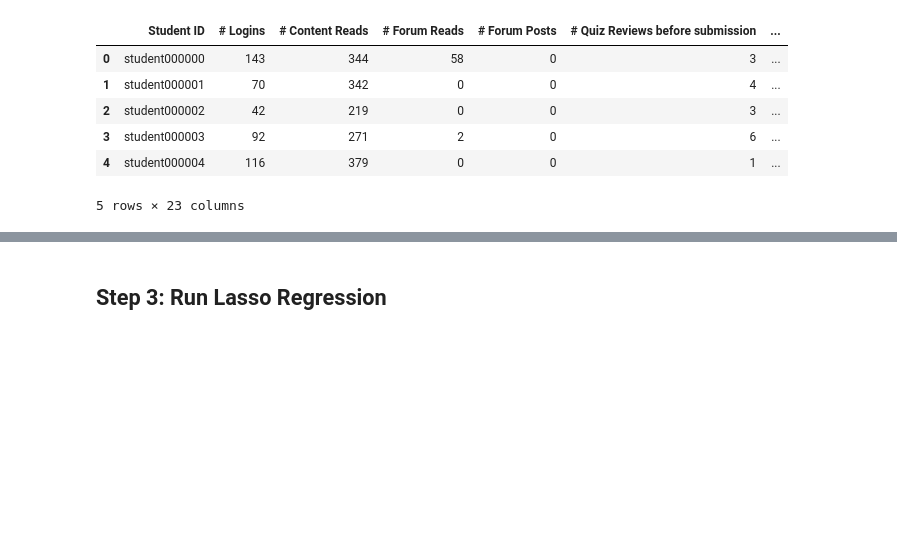
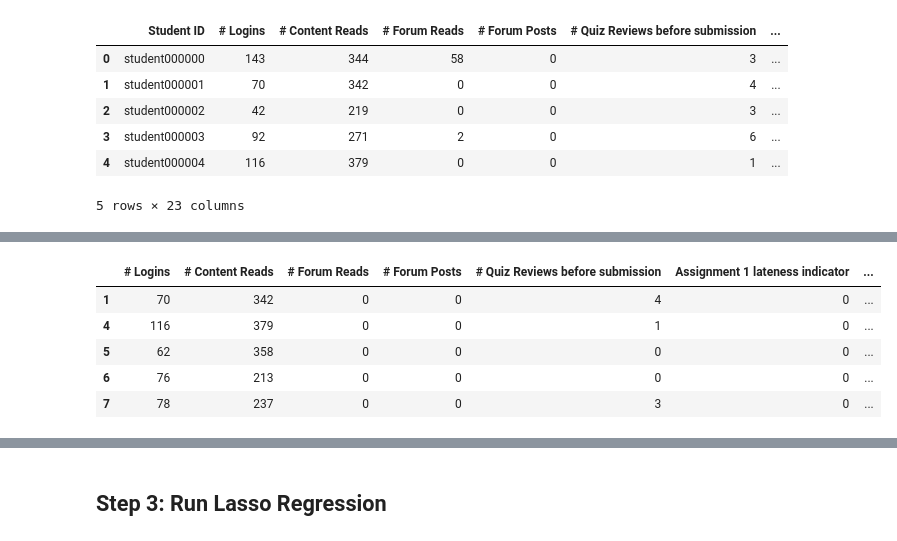
Before and after one commit to philiptran218/aegile-data-analysis, a Jupyter notebook: MR_lasso_oc2lab.ipynb, the cells around one changed output, grey strips where cells are left out. Saved outputs shown, nothing was run; the diff lists cells and outputs as text; code cells hidden in the pictures; blank space fills up the shorter version.

Commit message:
Add function to clean, standardise, normalise data

```diff
--- a/MR_lasso_oc2lab.ipynb
+++ b/MR_lasso_oc2lab.ipynb
@@ -58,0 +63,78 @@ Merged Dataset:
+# %%
+def clean_standardize_normalize(df):
+    """Loads, cleans, removes outliers, standardizes, and normalizes a dataset from a CSV file."""
+
+    # 1. Handle missing values
+    print("Handling missing values...")
+    df.fillna(df.median(numeric_only=True), inplace=True)  # Fill NaNs with median for numeric columns
+    df.fillna("", inplace=True)  # Fill NaNs in categorical columns with empty string
+
+    # 2. Convert categorical variables to numeric (One-Hot Encoding)
+    print("Encoding categorical features...")
+    df = pd.get_dummies(df, drop_first=True)  # Convert categorical to numeric
+
+    # 3. Remove duplicate rows
+    df.drop_duplicates(inplace=True)
+
+    # 4. Outlier Removal (Z-score & IQR)
+    print("Removing outliers...")
+    numeric_features = df.select_dtypes(include=[np.number]).columns.tolist()
+
+    # Z-score method (removes values beyond 3 standard deviations)
+    df_no_outliers = df[(np.abs(df[numeric_features].apply(zscore)) < 3).all(axis=1)]
+
+    # IQR method (removes values beyond 1.5 * IQR)
+    Q1 = df_no_outliers[numeric_features].quantile(0.25)
+    Q3 = df_no_outliers[numeric_features].quantile(0.75)
+    IQR = Q3 - Q1
+    df_no_outliers = df_no_outliers[~((df_no_outliers[numeric_features] < (Q1 - 1.5 * IQR)) |
+                                      (df_no_outliers[numeric_features] > (Q3 + 1.5 * IQR))).any(axis=1)]
+
+    # 6. Remove Influential Points using Cook’s Distance
+    print("Removing influential data points...")
+    X = sm.add_constant(df_no_outliers[numeric_features])  # Add intercept for regression
+    #y = df_no_outliers[numeric_features].iloc[:, 0]  # Select first column as target (modify as needed)
+    y = df_no_outliers['Course Grade']
+
+    model = sm.OLS(y, X).fit()
+    influence = model.get_influence()
+    cooks_d = influence.cooks_distance[0]
+
+    # Define threshold (commonly 4/n)
+    threshold = 4 / len(df_no_outliers)
+    df_cleaned = df_no_outliers[cooks_d < threshold]
+
+    # 7. Standardization (Mean=0, Std=1)
+    print("Standardizing data...")
+    scaler_standard = StandardScaler()
+    df_standardized = pd.DataFrame(scaler_standard.fit_transform(df_cleaned[numeric_features]),
+                                   columns=numeric_features)
+
+    # 8. Normalization (0-1 Scaling)
+    print("Normalizing data...")
+    scaler_minmax = MinMaxScaler()
+    df_normalized = pd.DataFrame(scaler_minmax.fit_transform(df_cleaned[numeric_features]),
+                                 columns=numeric_features)
+
+    # Save cleaned versions
+    # print("Saving cleaned datasets...")
+    # df_cleaned.to_csv("cleaned_data.csv", index=False)
+    # df_standardized.to_csv("standardized_data.csv", index=False)
+    # df_normalized.to_csv("normalized_data.csv", index=False)
+
+    print("Data cleaning complete! Choose the version you want to use for Lasso.")
+
+    return df_cleaned, df_standardized, df_normalized
+
+
+df_cleaned, df_standardized, df_normalized = clean_standardize_normalize(merged_data)
+
+print("Cleaned data:")
+display(df_cleaned.head())
+
+print("Standardised data:")
+display(df_standardized.head())
+
+print("Normalized data:")
+display(df_normalized.head())
+# %% [output]
@@ -58,0 +149,6 @@ Merged Dataset:
+|  | # Logins | # Content Reads | # Forum Reads | # Forum Posts | # Quiz Reviews before submission | Assignment 1 lateness indicator | ... |
+| 1 | 70 | 342 | 0 | 0 | 4 | 0 | ... |
+| 4 | 116 | 379 | 0 | 0 | 1 | 0 | ... |
+| 5 | 62 | 358 | 0 | 0 | 0 | 0 | ... |
+| 6 | 76 | 213 | 0 | 0 | 0 | 0 | ... |
+| 7 | 78 | 237 | 0 | 0 | 3 | 0 | ... |
```
Also changed, not shown: parts of 8 cells of this notebook.
